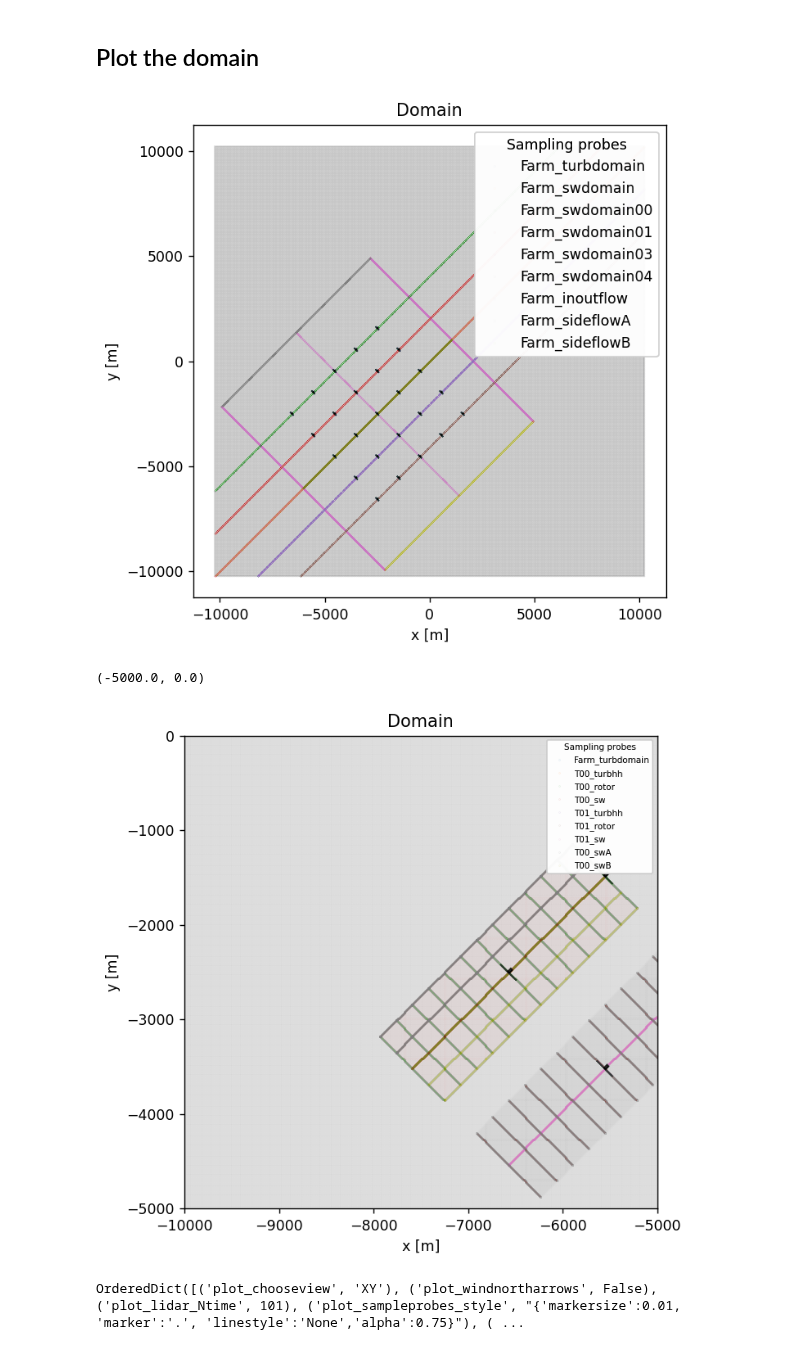
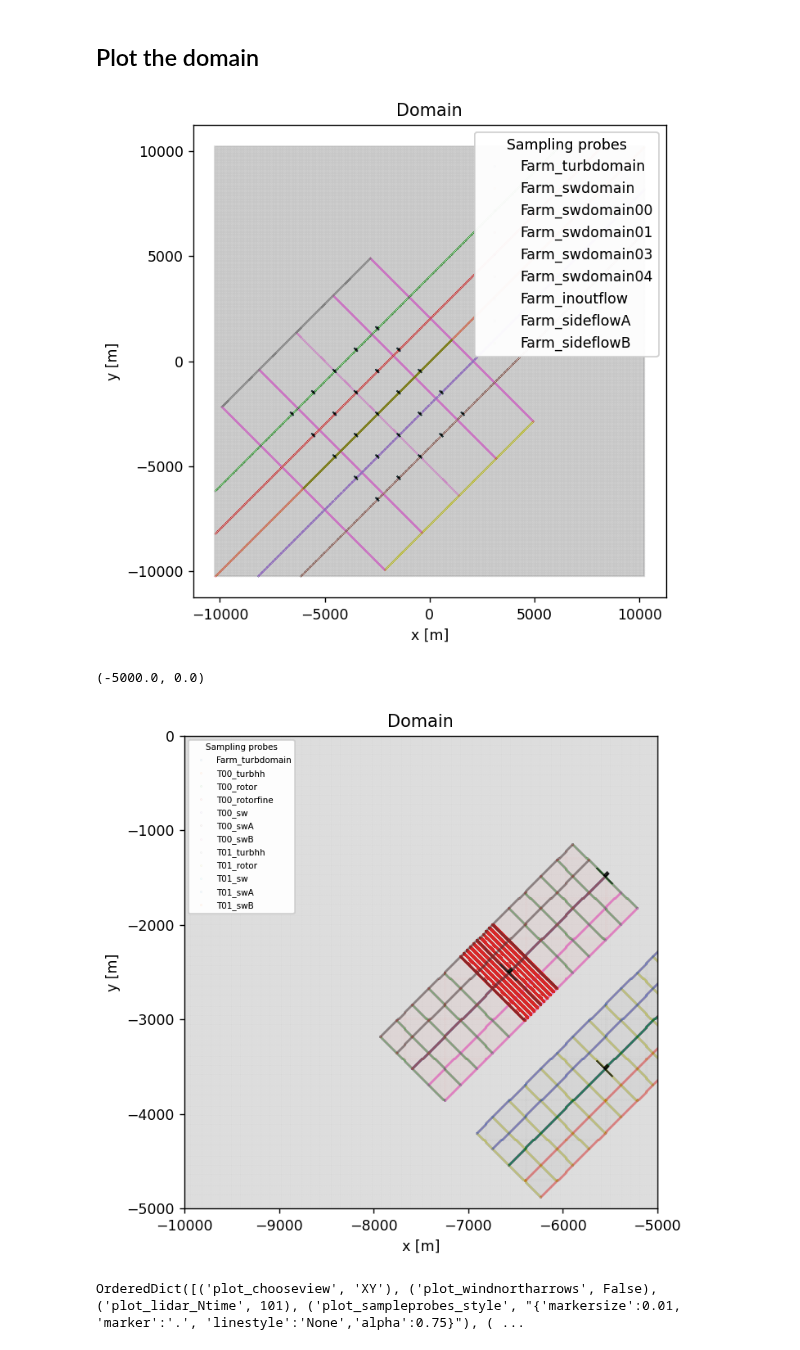
Before and after one commit to lawrenceccheung/ALCC_Frontier_WindFarm, a Jupyter notebook: farmruns/MedWS_LowTI/TestLayouts/MedWS_LowTI_Offshore_Stable_Farmrun1_20x20_Aligned_OpenFAST.ipynb, the cells around one changed output. Cells and saved outputs as stored; diff of their text form; code cells hidden in the pictures.

```diff
--- a/farmruns/MedWS_LowTI/TestLayouts/MedWS_LowTI_Offshore_Stable_Farmrun1_20x20_Aligned_OpenFAST.ipynb
+++ b/farmruns/MedWS_LowTI/TestLayouts/MedWS_LowTI_Offshore_Stable_Farmrun1_20x20_Aligned_OpenFAST.ipynb
@@ -317,28 +483,29 @@ fig, ax = plt.subplots(figsize=(6,6), facecolor='w', dpi=125)
 case.popup_storteddata['plotdomain']['plot_refineboxes']     = [] #case.listboxpopupwindict['listboxtagging'].getitemlist()
 case.popup_storteddata['plotdomain']['plot_sampleprobes']    = ['Farm_turbdomain' , 'Farm_swdomain',  'Farm_swdomain00', 'Farm_swdomain01',
                                                                 'Farm_swdomain03', 'Farm_swdomain04', 'Farm_inoutflow', 'Farm_sideflowA', 'Farm_sideflowB',]
-case.popup_storteddata['plotdomain']['plot_sampleprobes_style'] = "{'markersize':0.01, 'marker':'.', 'linestyle':'None','alpha':0.25}"
+case.popup_storteddata['plotdomain']['plot_sampleprobes_style'] = "{'markersize':0.01, 'marker':'.', 'linestyle':'None','alpha':0.25, }"
 case.popup_storteddata['plotdomain']['plot_chooseview']      = 'XY'
 case.popup_storteddata['plotdomain']['plot_windnortharrows'] = False
 case.plotDomain(ax=ax)
 # %% [output]
-[figure, old version]
+[figure, new version]
 # %%
 fig, ax = plt.subplots(figsize=(6,6), facecolor='w', dpi=125)
 
 # Set any additional items to plot
 case.popup_storteddata['plotdomain']['plot_refineboxes']     = [] #case.listboxpopupwindict['listboxtagging'].getitemlist()
-case.popup_storteddata['plotdomain']['plot_sampleprobes']    = ['Farm_turbdomain' , 'T00_turbhh', 'T00_rotor', 'T00_sw' , 'T01_turbhh', 'T01_rotor', 'T01_sw', 'T00_swA', 'T00_swB',]
+case.popup_storteddata['plotdomain']['plot_sampleprobes']    = ['Farm_turbdomain' , 'T00_turbhh', 'T00_rotor', 'T00_rotorfine','T00_sw' , 'T00_swA', 'T00_swB',
+                                                                'T01_turbhh', 'T01_rotor', 'T01_sw', 'T01_swA', 'T01_swB',]
 case.popup_storteddata['plotdomain']['plot_sampleprobes_style'] = "{'markersize':0.01, 'marker':'.', 'linestyle':'None','alpha':0.75}"
 case.popup_storteddata['plotdomain']['plot_chooseview']      = 'XY'
 case.popup_storteddata['plotdomain']['plot_windnortharrows'] = False
-case.popup_storteddata['plotdomain']['plot_sampleprobes_legend']= "{'title':'Sampling probes', 'fontsize':6, 'loc':'upper right', 'markerscale':10}"
+case.popup_storteddata['plotdomain']['plot_sampleprobes_legend']= "{'title':'Sampling probes', 'fontsize':6, 'loc':'upper left', 'markerscale':10}"
 case.plotDomain(ax=ax)
 ax.set_xlim([-10000, -5000])
 ax.set_ylim([-5000, 0])
 # %% [output]
 (-5000.0, 0.0)
-[figure, old version]
+[figure, new version]
 # %%
 print(case.popup_storteddata['plotdomain'])
 # %% [output]
```
Also changed, not shown: parts of 6 cells of this notebook.
